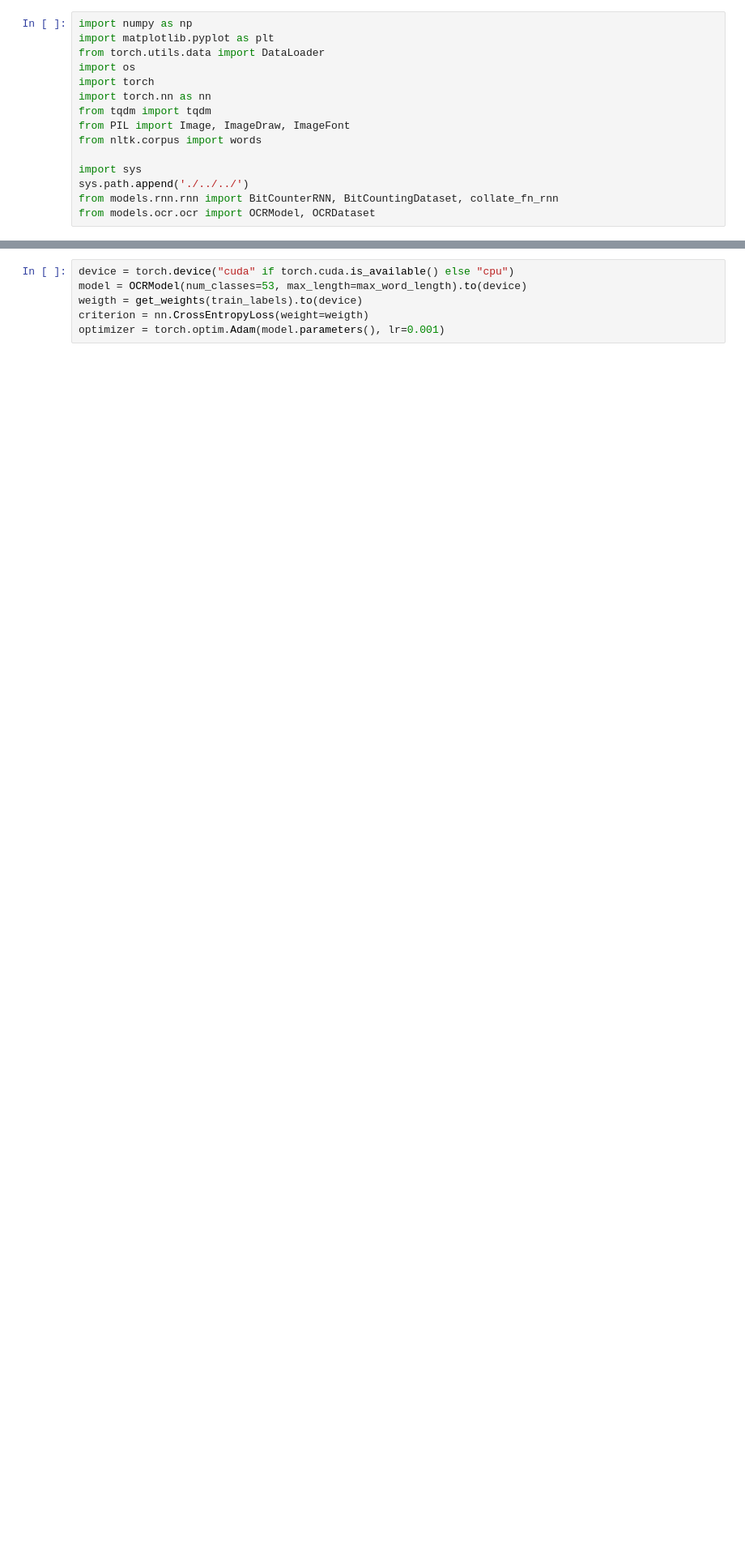
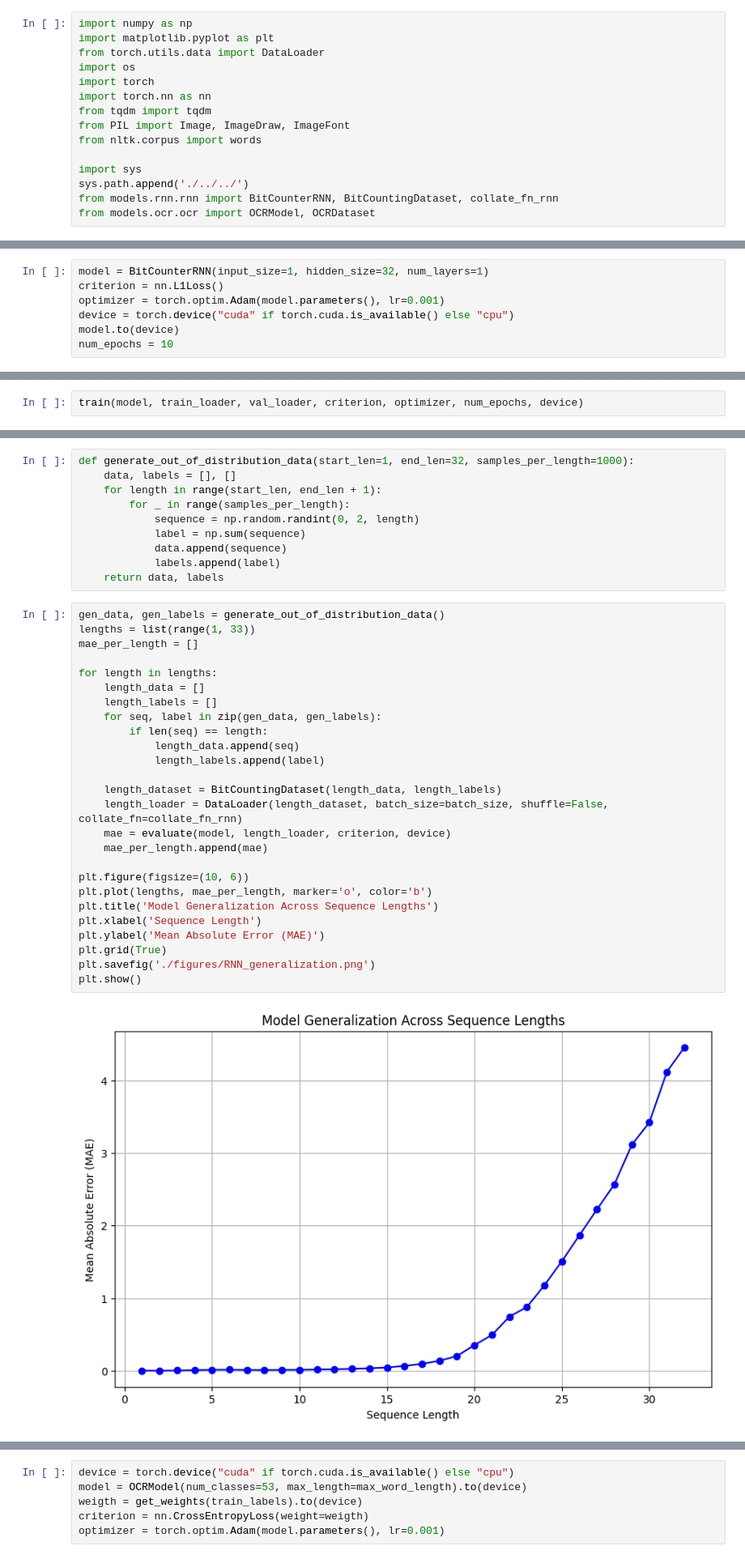
Before and after one commit to himanshuyv/SMAI, a Jupyter notebook: assignments/5/a5.ipynb, the cells around one changed output, grey strips where cells are left out. Shown at 81% size. Cells and saved outputs as stored; diff of their text form; blank space fills up the shorter version.

```diff
--- a/assignments/5/a5.ipynb
+++ b/assignments/5/a5.ipynb
@@ -15,0 +76,7 @@ from models.ocr.ocr import OCRModel, OCRDataset
+# %%
+model = BitCounterRNN(input_size=1, hidden_size=32, num_layers=1)
+criterion = nn.L1Loss()
+optimizer = torch.optim.Adam(model.parameters(), lr=0.001)
+device = torch.device("cuda" if torch.cuda.is_available() else "cpu")
+model.to(device)
+num_epochs = 10
@@ -15,0 +93,2 @@ from models.ocr.ocr import OCRModel, OCRDataset
+# %%
+train(model, train_loader, val_loader, criterion, optimizer, num_epochs, device)
@@ -15,0 +111,38 @@ from models.ocr.ocr import OCRModel, OCRDataset
+# %%
+def generate_out_of_distribution_data(start_len=1, end_len=32, samples_per_length=1000):
+    data, labels = [], []
+    for length in range(start_len, end_len + 1):
+        for _ in range(samples_per_length):
+            sequence = np.random.randint(0, 2, length)
+            label = np.sum(sequence)
+            data.append(sequence)
+            labels.append(label)
+    return data, labels
+# %%
+gen_data, gen_labels = generate_out_of_distribution_data()
+lengths = list(range(1, 33))
+mae_per_length = []
+
+for length in lengths:
+    length_data = []
+    length_labels = []
+    for seq, label in zip(gen_data, gen_labels):
+        if len(seq) == length:
+            length_data.append(seq)
+            length_labels.append(label)
+
+    length_dataset = BitCountingDataset(length_data, length_labels)
+    length_loader = DataLoader(length_dataset, batch_size=batch_size, shuffle=False, collate_fn=collate_fn_rnn)
+    mae = evaluate(model, length_loader, criterion, device)
+    mae_per_length.append(mae)
+
+plt.figure(figsize=(10, 6))
+plt.plot(lengths, mae_per_length, marker='o', color='b')
+plt.title('Model Generalization Across Sequence Lengths')
+plt.xlabel('Sequence Length')
+plt.ylabel('Mean Absolute Error (MAE)')
+plt.grid(True)
+plt.savefig('./figures/RNN_generalization.png')
+plt.show()
+# %% [output]
+[figure, added]
```
Also changed, not shown: parts of 20 cells of this notebook, 14 other files.
